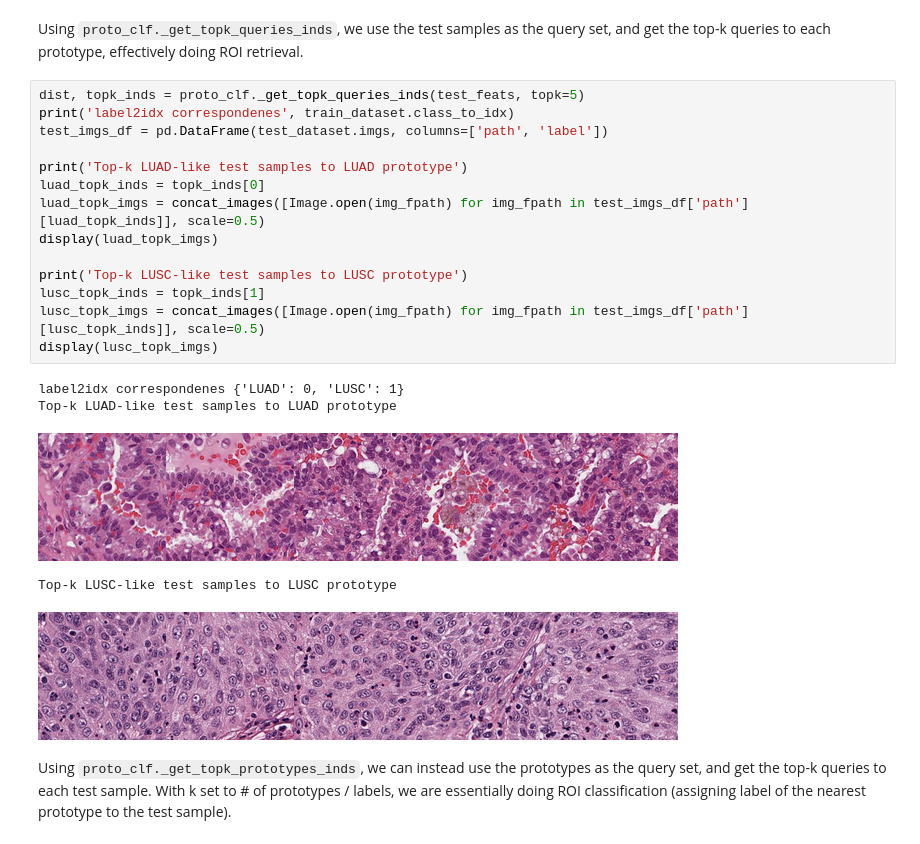
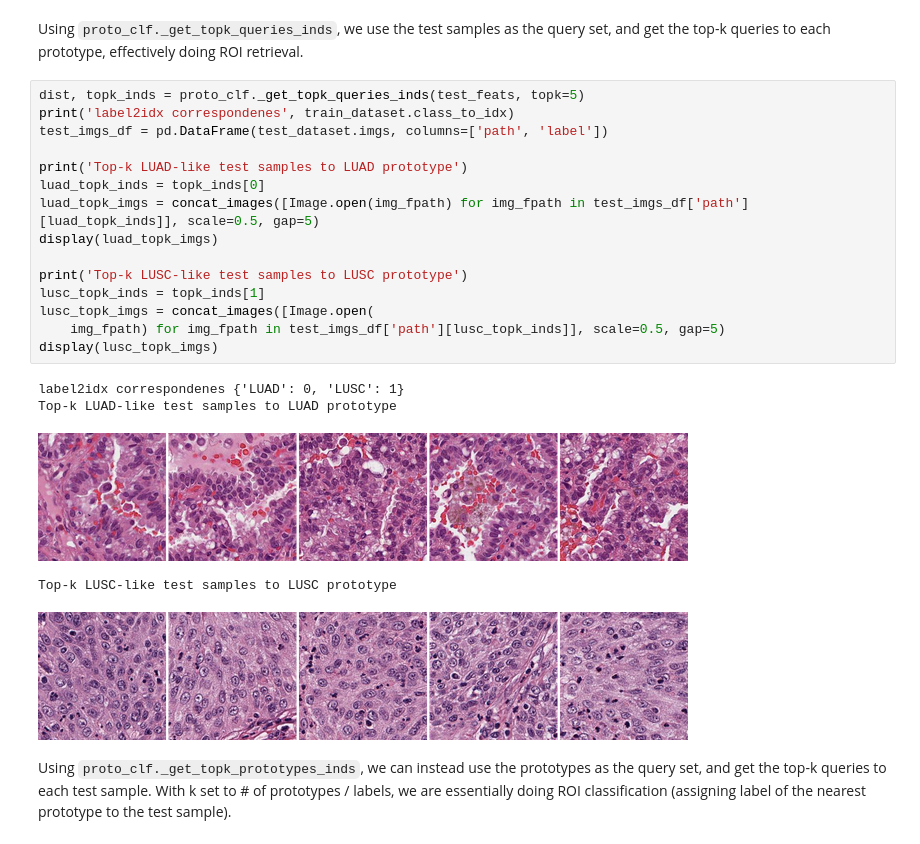
Before and after one commit to GeorgeBatch/UNI, a Jupyter notebook: notebooks/uni_walkthrough.ipynb, the cells around one changed output. Saved outputs shown, nothing was run; the diff lists cells and outputs as text.

Commit message:
add gap=5 when plotting selected patches

```diff
--- a/notebooks/uni_walkthrough.ipynb
+++ b/notebooks/uni_walkthrough.ipynb
@@ -243,23 +230,24 @@ Using `proto_clf._get_topk_queries_inds`, we use the test samples as the query s
 # %%
 dist, topk_inds = proto_clf._get_topk_queries_inds(test_feats, topk=5)
 print('label2idx correspondenes', train_dataset.class_to_idx)
 test_imgs_df = pd.DataFrame(test_dataset.imgs, columns=['path', 'label'])
 
 print('Top-k LUAD-like test samples to LUAD prototype')
 luad_topk_inds = topk_inds[0]
-luad_topk_imgs = concat_images([Image.open(img_fpath) for img_fpath in test_imgs_df['path'][luad_topk_inds]], scale=0.5)
+luad_topk_imgs = concat_images([Image.open(img_fpath) for img_fpath in test_imgs_df['path'][luad_topk_inds]], scale=0.5, gap=5)
 display(luad_topk_imgs)
 
 print('Top-k LUSC-like test samples to LUSC prototype')
 lusc_topk_inds = topk_inds[1]
-lusc_topk_imgs = concat_images([Image.open(img_fpath) for img_fpath in test_imgs_df['path'][lusc_topk_inds]], scale=0.5)
+lusc_topk_imgs = concat_images([Image.open(
+    img_fpath) for img_fpath in test_imgs_df['path'][lusc_topk_inds]], scale=0.5, gap=5)
 display(lusc_topk_imgs)
 # %% [output]
 label2idx correspondenes {'LUAD': 0, 'LUSC': 1}
 Top-k LUAD-like test samples to LUAD prototype
-[figure, old version]
+[figure, new version]
 Top-k LUSC-like test samples to LUSC prototype
-[figure, old version]
+[figure, new version]
 # %% [markdown]
 Using `proto_clf._get_topk_prototypes_inds`, we can instead use the prototypes as the query set, and get the top-k queries to each test sample. With k set to # of prototypes / labels, we are essentially doing ROI classification (assigning label of the nearest prototype to the test sample).
 # %%
```
Also changed, not shown: parts of 2 cells of this notebook.
